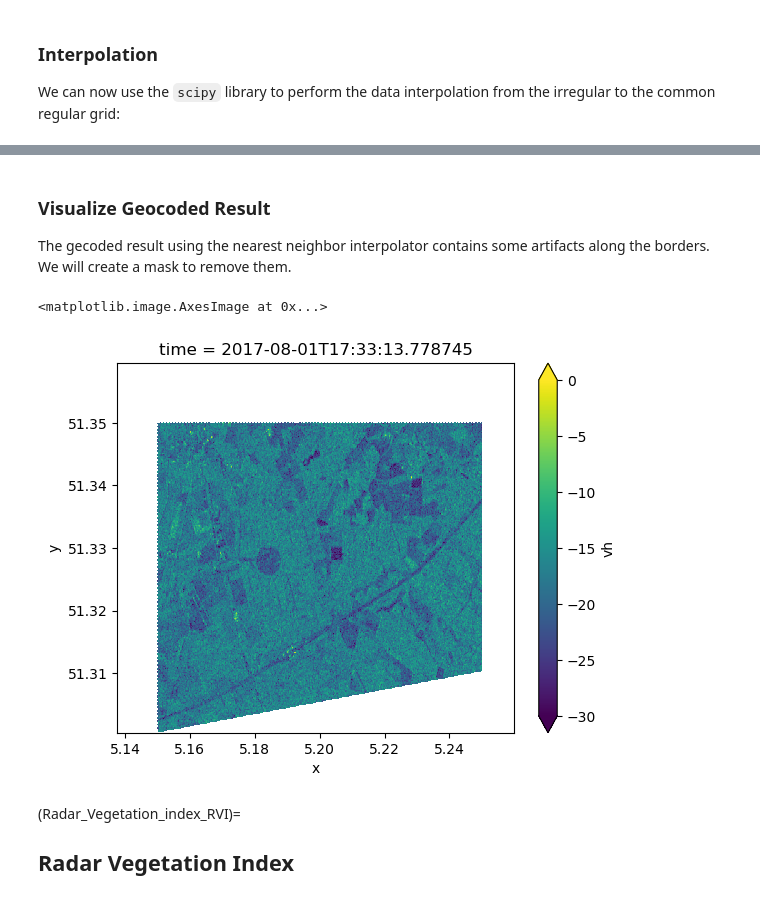
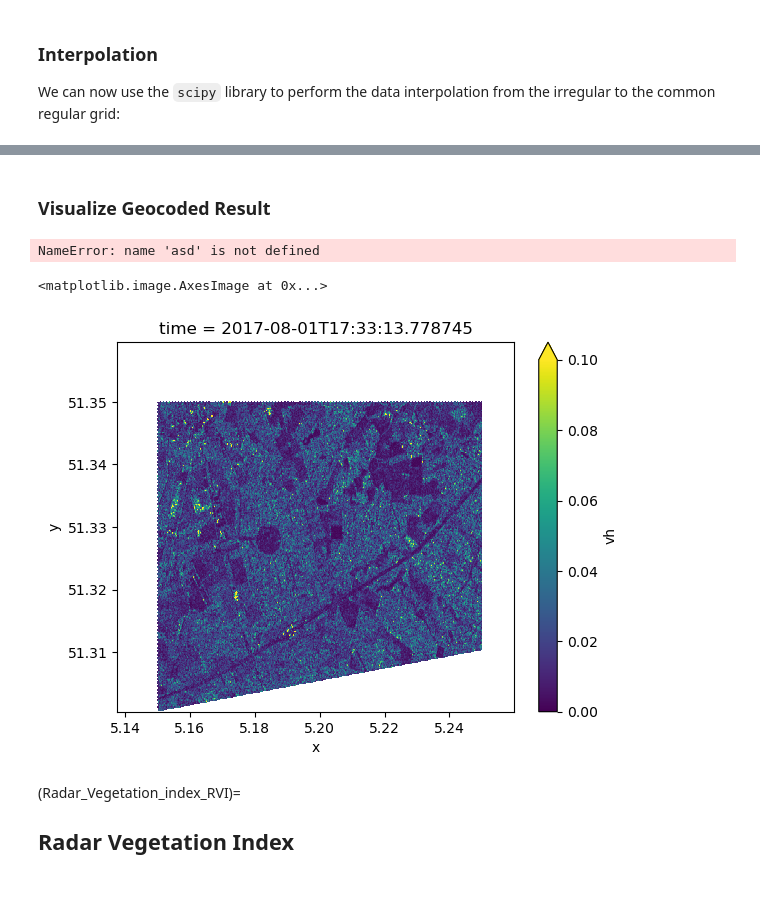
Before and after one commit to tinaok/eopf-sample-notebooks, a Jupyter notebook: notebooks/Sentinel-1/radar_vegetation_index.ipynb, the cells around one changed output, grey strips where cells are left out. Saved outputs shown, nothing was run; the diff lists cells and outputs as text; code cells hidden in the pictures.

```diff
--- a/notebooks/Sentinel-1/radar_vegetation_index.ipynb
+++ b/notebooks/Sentinel-1/radar_vegetation_index.ipynb
@@ -95,7 +95,8 @@ items = list(
     catalog.search(
         collections=["sentinel-1-l1-grd"],
         bbox=bbox,
-        datetime=["2017-05-03", "2017-08-03"],
+        # datetime=["2017-05-03", "2017-08-03"],
+        datetime=["2017-05-03", "2017-05-03"],
         query={"sat:orbit_state": dict(eq="ascending")},
     ).items()
 )
@@ -281,7 +282,7 @@ def build_slice(shape, idx, offset=2):
     def clamp_slice(i, dim_size):
         start = max(0, i - offset)
         end = min(dim_size - 1, i + offset)
-        return slice(start, end)
+        return slice(start, end + 1)
 
     return [clamp_slice(i0, shape[0]), clamp_slice(i1, shape[1])]
 # %% [markdown]
@@ -387,6 +388,7 @@ measurement data set for GRD IW
 Get the $\sigma_0$ look up table and calibrate the data:
 # %%
 sigma_lut = dt[group_VH].quality.calibration.sigma_nought.interp_like(grd_crop)
-amplitude = grd_crop / sigma_lut
-intensity = abs(amplitude) ** 2
-grd_sigma_db = 10.0 * np.log10(intensity)
+sigma_0 = (abs(grd_crop) ** 2) / (sigma_lut**2)
+# sigma_0 = abs(amplitude) ** 2
+
+# sigma_0 = amplitude
@@ -444,8 +485,8 @@ We can now use the `scipy` library to perform the  data interpolation from the i
 
 from scipy.interpolate import griddata
 
-grid_lat = grd_sigma_db.latitude.values
-grid_lon = grd_sigma_db.longitude.values
+grid_lat = sigma_0.latitude.values
+grid_lon = sigma_0.longitude.values
 
 grid_x_regular, grid_y_regular = create_regular_grid(
     np.nanmin(grid_lon),
@@ -456,33 +497,33 @@ grid_x_regular, grid_y_regular = create_regular_grid(
 )
 
 
-def geocode_grd(grd_sigma_db, grid_x_regular, grid_y_regular):
-    grid_lat = grd_sigma_db.latitude.values
-    grid_lon = grd_sigma_db.longitude.values
+def geocode_grd(sigma_0, grid_x_regular, grid_y_regular):
+    grid_lat = sigma_0.latitude.values
+    grid_lon = sigma_0.longitude.values
 
     # Set the border values to zero to avoid borser artifacts with nearest interpolator
-    grd_sigma_db["vh"].data[[0, -1], :] = 0
-    grd_sigma_db["vh"].data[:, [0, -1]] = 0
-    grd_sigma_db["vv"].data[[0, -1], :] = 0
-    grd_sigma_db["vv"].data[:, [0, -1]] = 0
+    sigma_0["vh"].data[[0, -1], :] = 0
+    sigma_0["vh"].data[:, [0, -1]] = 0
+    sigma_0["vv"].data[[0, -1], :] = 0
+    sigma_0["vv"].data[:, [0, -1]] = 0
 
     interpolated_values_grid_vh = griddata(
         (grid_lon.flatten(), grid_lat.flatten()),
-        grd_sigma_db.vh.values.flatten(),
+        sigma_0.vh.values.flatten(),
         (grid_x_regular, grid_y_regular),
         method="nearest",
     )
 
     interpolated_values_grid_vv = griddata(
         (grid_lon.flatten(), grid_lat.flatten()),
-        grd_sigma_db.vv.values.flatten(),
+        sigma_0.vv.values.flatten(),
         (grid_x_regular, grid_y_regular),
         method="nearest",
     )
 
     ds = xr.Dataset(
         coords=dict(
-            time=(["time"], [grd_sigma_db.time.values]),
+            time=(["time"], [sigma_0.time.values]),
             y=(["y"], grid_y_regular[:, 0]),
             x=(["x"], grid_x_regular[0, :]),
         )
@@ -494,6 +535,6 @@ def geocode_grd(grd_sigma_db, grid_x_regular, grid_y_regular):
     return ds
 
 
-ds = geocode_grd(grd_sigma_db, grid_x_regular, grid_y_regular)
+ds = geocode_grd(sigma_0, grid_x_regular, grid_y_regular)
 ds
 # %% [output]
@@ -511,12 +552,15 @@ Data variables:
 # %% [markdown]
 ### Visualize Geocoded Result
-
-The gecoded result using the nearest neighbor interpolator contains some artifacts along the borders. We will create a mask to remove them.
+# %%
+ds.vh[0].rio.to_raster("2017_05_03_vh_eopf_sigma_0_s1tbx_docs_formula.tiff")
+asd
+# %% [output]
+NameError: name 'asd' is not defined
 # %%
-ds.vh[0].plot.imshow(vmin=-30, vmax=0)
+ds.vh[0].plot.imshow(vmin=0, vmax=0.1)
 # %% [output]
 <matplotlib.image.AxesImage at 0x...>
-[figure, old version]
+[figure, new version]
 # %% [markdown]
 (Radar_Vegetation_index_RVI)=
 ## Radar Vegetation Index
```
Also changed, not shown: parts of 25 cells of this notebook.
